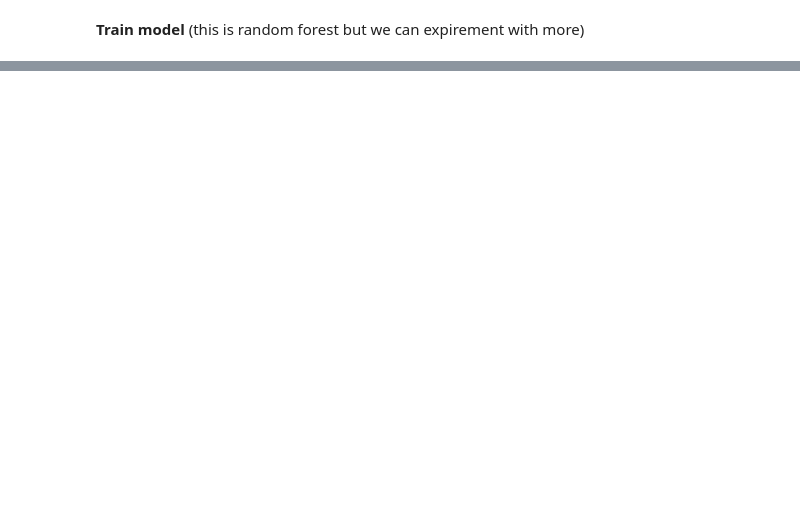
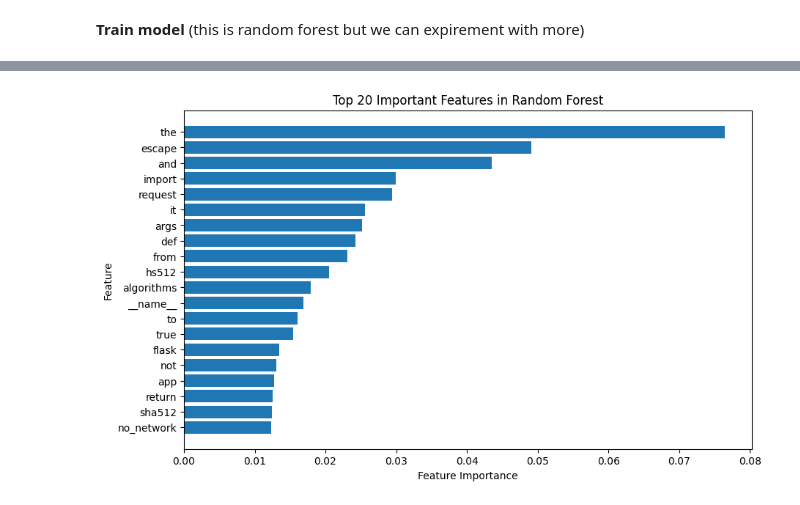
Before and after one commit to joewadk/btt-aistudio-project, a Jupyter notebook: random_forest_binary_classifier.ipynb, the cells around one changed output, grey strips where cells are left out. Drawn from its saved outputs; the diff is of its cells as text; code cells hidden in the pictures; blank space fills up the shorter version.

```diff
--- a/random_forest_binary_classifier.ipynb
+++ b/random_forest_binary_classifier.ipynb
@@ -15,12 +16,25 @@ Resolving deltas: 100% (173/173), done.
 # %%
 import json
 
-# Load training data
-with open('/content/Targeted-Data-Poisoning-Attacks/Dataset/Unsafe samples with Safe implementation/120_clean.json', 'r') as f:
+# Loading training data
+with open('content/Targeted-Data-Poisoning-Attacks/Dataset/Unsafe samples with Safe implementation/120_clean.json', 'r') as f:
     clean_data = json.load(f)
 
-with open('/content/Targeted-Data-Poisoning-Attacks/Dataset/Unsafe samples with Safe implementation/120_poisoned.json', 'r') as f:
+with open('content/Targeted-Data-Poisoning-Attacks/Dataset/Unsafe samples with Safe implementation/120_poisoned.json', 'r') as f:
     poisened_data = json.load(f)
+
+# The s2e-lab dataset is in (JSONL) JSON Lines format, so processing each line individually
+new_data = []
+with open('content/SecurityEval/dataset.jsonl', 'r') as f:
+    for line in f:
+        new_data.append(json.loads(line))
+# %%
+# Processing the new dataset to match the existing format
+# Extract relevant fields: "Insecure_code" -> 'code', add "vulnerable": 1 for insecure samples
+processed_new_data = [
+    {"code": item["Insecure_code"], "vulnerable": 1, "category": "SecurityEval"}
+    for item in new_data
+]
 # %% [markdown]
 **Explore data**
 # %%
@@ -38,2 +49,8 @@ random.shuffle(training_data)
+# %%
+# Combining and shuffling data
+import random
+# Merge clean, poisoned, and new datasets
+training_data = clean_data + poisened_data + processed_new_data
+random.shuffle(training_data)  # Shuffle to mix the data
 # %% [markdown]
 **Train model** (this is random forest but we can expirement with more)
@@ -64,0 +128,21 @@ Model accuracy: 0.7291666666666666
+# %%
+# Extracting feature importance from the best model
+feature_importances = best_rf_clf.feature_importances_
+
+# Get feature names from TfidfVectorizer
+feature_names = vectorizer.get_feature_names_out()
+
+# Sort features by importance
+sorted_idx = np.argsort(feature_importances)[::-1][:20]  # Top 20 features
+sorted_importances = feature_importances[sorted_idx]
+sorted_feature_names = feature_names[sorted_idx]
+
+# Plot
+plt.figure(figsize=(10, 6))
+plt.barh(sorted_feature_names[::-1], sorted_importances[::-1])
+plt.xlabel("Feature Importance")
+plt.ylabel("Feature")
+plt.title("Top 20 Important Features in Random Forest")
+plt.show()
+# %% [output]
+[figure, added]
```
Also changed, not shown: parts of 11 cells of this notebook.
